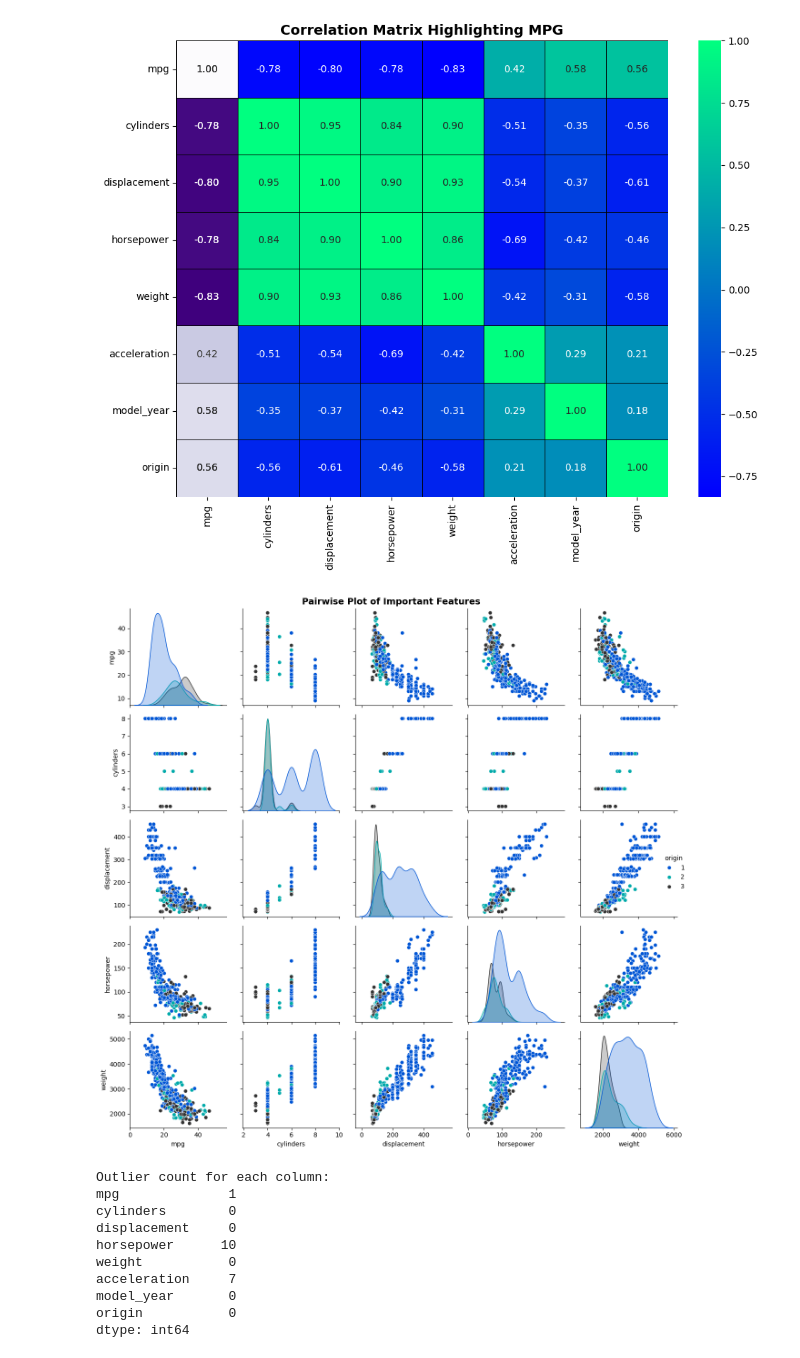
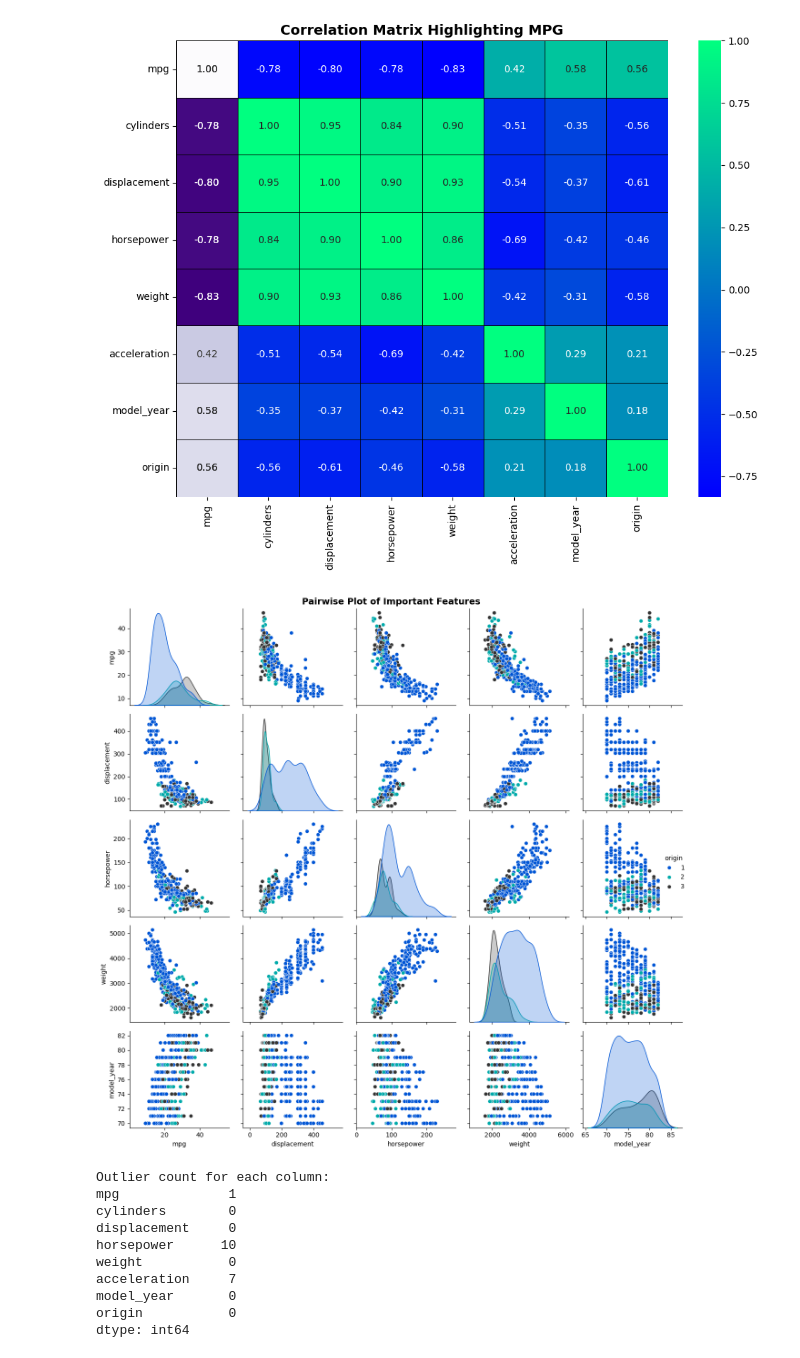
Before and after one commit to Bdowdle4/ml-regression-dowdle, a Jupyter notebook: regression-dowdle.ipynb, the cells around one changed output. Saved outputs shown, nothing was run; the diff lists cells and outputs as text; code cells hidden in the pictures.

```diff
--- a/regression-dowdle.ipynb
+++ b/regression-dowdle.ipynb
@@ -215,18 +215,18 @@ plt.show()
 [figure]
 # %%
 # Select features with high correlation to mpg
-pairwise_cols = ['mpg', 'cylinders', 'displacement', 'horsepower', 'weight', 'origin']
+pairwise_cols = ['mpg', 'displacement', 'horsepower', 'weight', 'model_year', 'origin']
 pairwise_df = df[pairwise_cols].dropna() # Drop rows with missing values
 
 # Create a pairwise plot for features (no categorical columns)
 sns.pairplot(pairwise_df, hue="origin", palette="winter_d")  # Hue adds color coding for the 'origin' column
 # Figure title
 plt.suptitle("Pairwise Plot of Important Features", fontsize=14, fontweight='bold')
 # Show the plot
 plt.tight_layout()
 plt.show()
 # %% [output]
-[figure, old version]
+[figure, new version]
 # %%
 # Using IQR to detect outliers for all numeric columns
 Q1 = numeric_df.quantile(0.25)  # 25th percentile (Q1)
```
Also changed, not shown: parts of 9 cells of this notebook.
